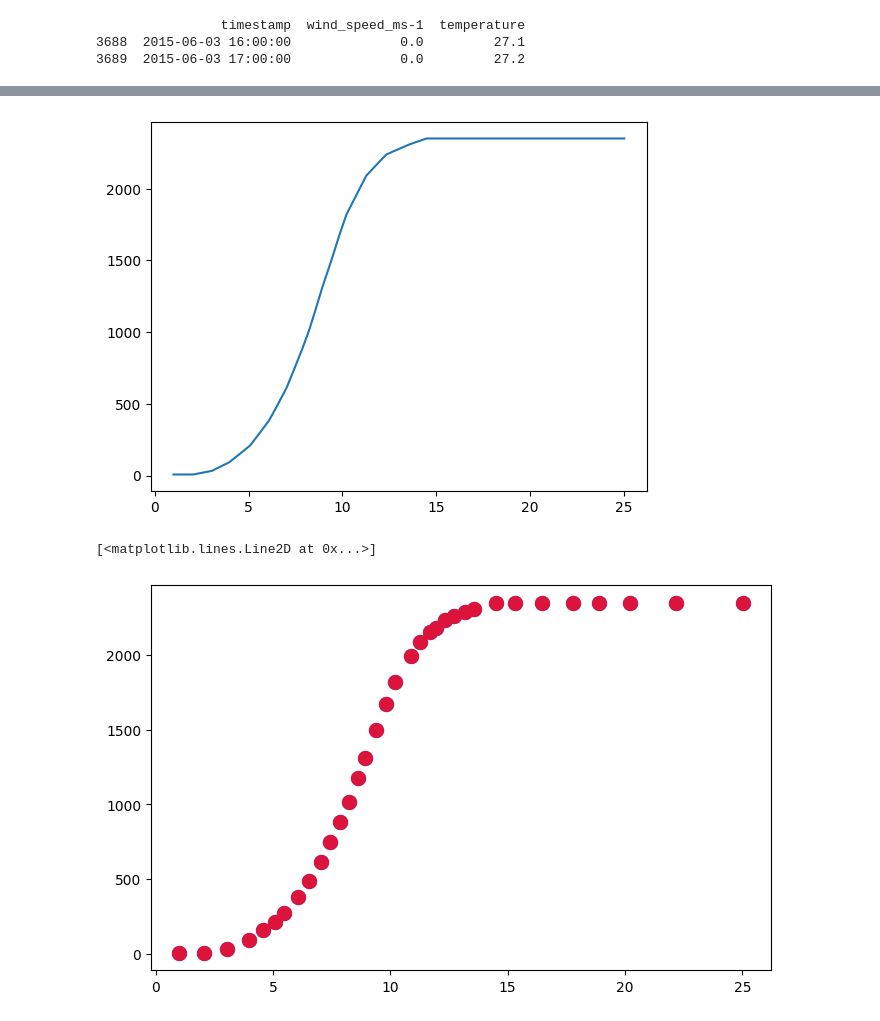
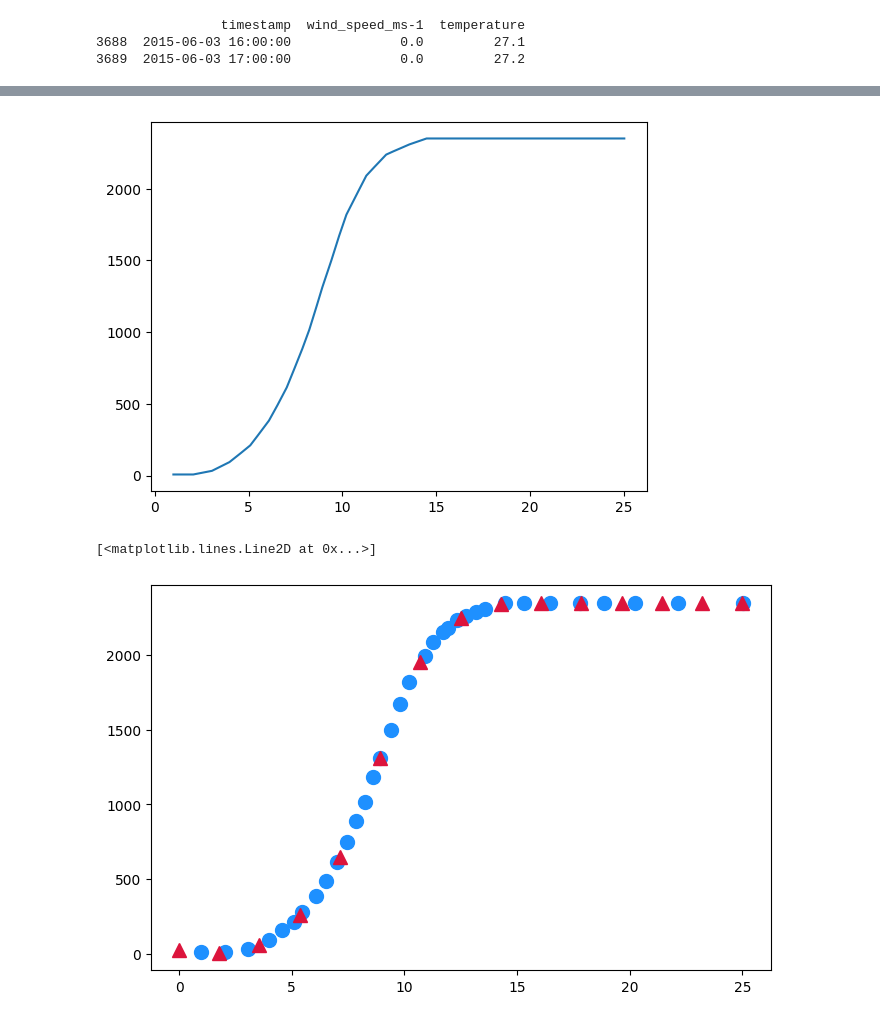
Before and after one commit to nandradem/project, a Jupyter notebook: Procesamiento de datos.ipynb, the cells around one changed output, grey strips where cells are left out. Cells and saved outputs as stored; diff of their text form; code cells hidden in the pictures.

```diff
--- a/Procesamiento de datos.ipynb
+++ b/Procesamiento de datos.ipynb
@@ -67,27 +78,31 @@ df_C_empuje.head()
 # %%
 
 df_potencia = pd.read_csv('wind/Potencia Vs velocidad viento (Corregido).csv')
 """
 Como los valores se extrajeron de forma visual hay algunos que sobrepasan los máximos,
 por eso se aplica la siguiente funcion que cambia todos los valroes que son mayores al máximo por 2350
 """
 df_potencia.loc[df_potencia['y'] > 2350,'y'] = 2350
 plt.figure()
 x_G2=df_potencia["x"].values
 y_G2=df_potencia["y"].values
 plt.plot(x_G2,y_G2)
 plt.show()
 
-itp_lineal = CubicSpline(x_G2, y_G2)
-y_inter = itp_lineal(x_G2)
+a=0
+b=25
+
+itp_spline = scipy.interpolate.splrep(x_G2, y_G2, k=3)
+x_new = np.linspace(start=a, stop=b, num=15)
+y_new = scipy.interpolate.splev(x_new, tck=itp_spline)
 
 hor = 8
 ver = 5
 plt.figure(figsize=(hor, ver))
 
-plt.plot(x_G2, y_G2, linestyle='', marker='o', color='dodgerblue', ms=10, label='Original')
-plt.plot(x_G2, y_inter, linestyle='', marker='o', color='crimson', ms=10, label='Corregida')
+plt.plot(x_G2, y_G2, linestyle='', marker='o', color='dodgerblue', ms=10, label='Normal')
+plt.plot(x_new, y_new, linestyle='', marker='^', color='crimson', ms=10, label='Interpolada')
 # %% [output]
 [figure]
 [<matplotlib.lines.Line2D at 0x...>]
-[figure, old version]
+[figure, new version]
```
Also changed, not shown: parts of 2 cells of this notebook.
